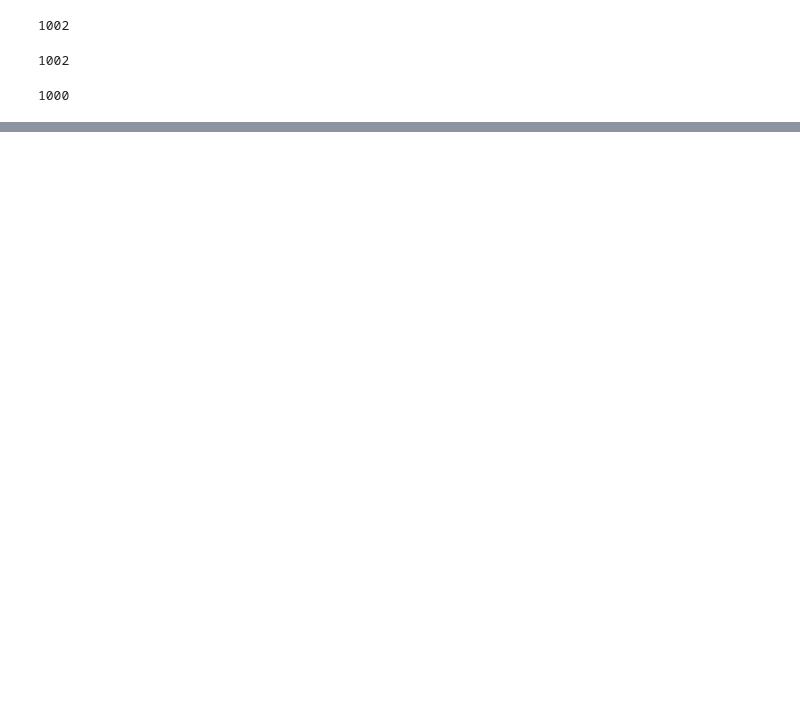
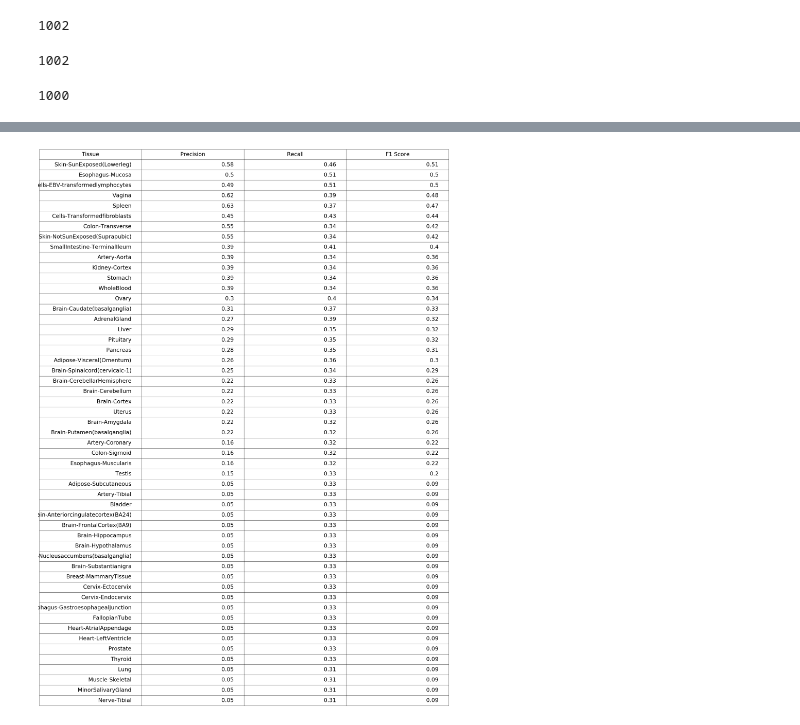
Before and after one commit to ayurovsky/cell_cycle, a Jupyter notebook: MicroArray-Scale-With-RNA-And-Get-Angles-End-September.ipynb, the cells around one changed output, grey strips where cells are left out. Saved outputs shown, nothing was run; the diff lists cells and outputs as text; code cells hidden in the pictures; blank space fills up the shorter version.

Commit message:
adding tests for different tissues

```diff
--- a/MicroArray-Scale-With-RNA-And-Get-Angles-End-September.ipynb
+++ b/MicroArray-Scale-With-RNA-And-Get-Angles-End-September.ipynb
@@ -616,0 +1245,14 @@ show()
+# %%
+whitfield_timepoints_phases = list()
+for i in range(0,len(names_for_all_time_courses_list)):
+    phase = -1
+    if angles_list[i] >= 0 and angles_list[i] <= 2:
+        phase = "S"
+    elif angles_list[i] > 2 and angles_list[i] <= 4.8:
+        phase = "G2M"
+    elif angles_list[i] > 4.8 and angles_list[i] <= 5.9:
+        phase = "G1"
+    elif angles_list[i] > 5.9:
+        phase = "S"
+    whitfield_timepoints_phases.append(phase)
+    #print(names_for_all_time_courses_list[i] + " " + str(angles_list[i]) + " " + phase)
@@ -616,0 +1322,23 @@ show()
+# %%
+import operator
+data = []
+sorted_x = sorted(tissue_score_dict.items(), key=operator.itemgetter(1), reverse=True)
+for (tissue,value) in sorted_x:
+    data.append(tissue_data_line_dict[tissue])
+# %%
+plt.figure(1, figsize=(20, 2))
+plt.subplots_adjust(bottom = 0.1)
+column_labels = ["Tissue", "Precision", "Recall", "F1 Score"]
+ax = subplot(111, frame_on=False)
+ax.xaxis.set_visible(False)
+ax.yaxis.set_visible(False)
+the_table = ax.table(cellText=data, colLabels=column_labels, loc="center")
+the_table.auto_set_font_size(False)
+the_table.set_fontsize(30)
+the_table.scale(2, 2)
+table_props = the_table.properties()
+table_cells = table_props['child_artists']
+for cell in table_cells: cell.set_height(0.5)
+plt.show()
+# %% [output]
+[figure, added]
```
Also changed, not shown: parts of 21 cells of this notebook.
